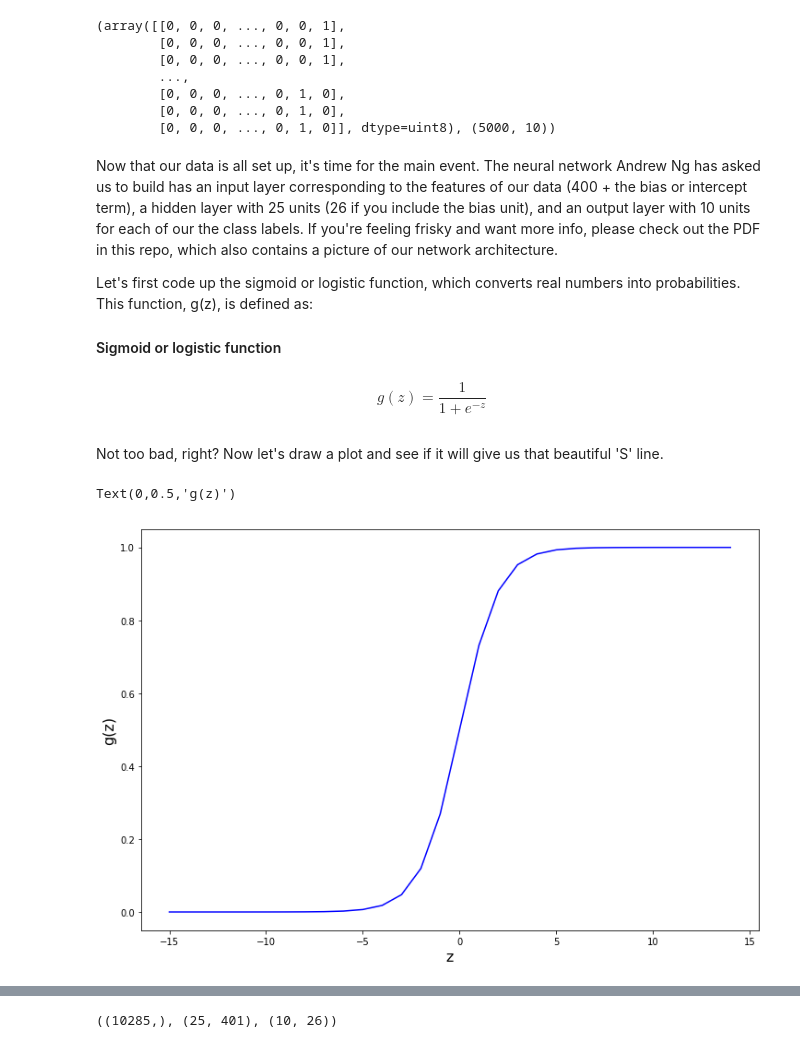
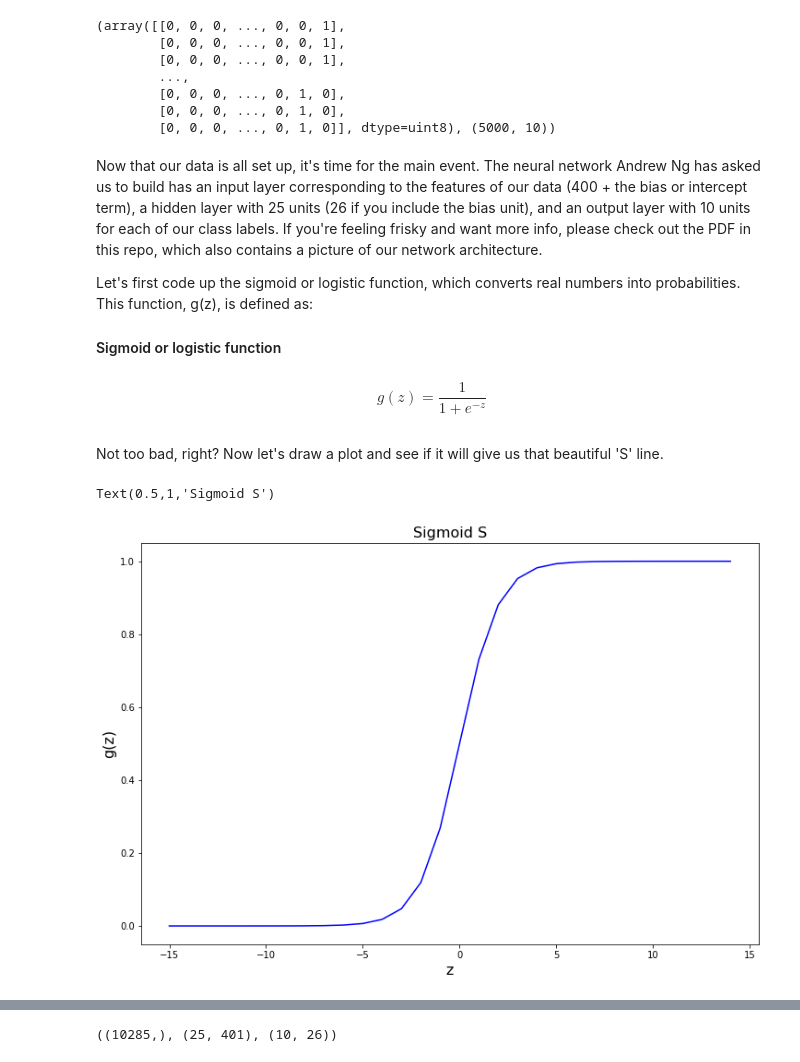
Before and after one commit to LuketheDukeBates/Feed-forward-Neural-Network-Demo, a Jupyter notebook: Feed Forward Neural Network Demo.ipynb, the cells around one changed output, grey strips where cells are left out. Drawn from its saved outputs; the diff is of its cells as text; code cells hidden in the pictures.

```diff
--- a/Feed Forward Neural Network Demo.ipynb
+++ b/Feed Forward Neural Network Demo.ipynb
@@ -125,7 +125,7 @@ y_matrix, y_matrix.shape
         [0, 0, 0, ..., 0, 1, 0],
         [0, 0, 0, ..., 0, 1, 0]], dtype=uint8), (5000, 10))
 # %% [markdown]
-Now that our data is all set up, it's time for the main event. The neural network Andrew Ng has asked us to build has an input layer corresponding to the features of our data (400 + the bias or intercept term), a hidden layer with 25 units (26 if you include the bias unit), and an output layer with 10 units for each of our the class labels. If you're feeling frisky and want more info, please check out the PDF in this repo, which also contains a picture of our network architecture.
+Now that our data is all set up, it's time for the main event. The neural network Andrew Ng has asked us to build has an input layer corresponding to the features of our data (400 + the bias or intercept term), a hidden layer with 25 units (26 if you include the bias unit), and an output layer with 10 units for each of our class labels. If you're feeling frisky and want more info, please check out the PDF in this repo, which also contains a picture of our network architecture.
 
 Let's first code up the sigmoid or logistic function, which converts real numbers into probabilities. This function, g(z), is defined as:
 
@@ -139,13 +139,14 @@ Not too bad, right? Now let's draw a plot and see if it will give us that beauti
 # %%
 digits = np.arange(-15, 15, step=1)
 
 fig, ax = plt.subplots(figsize=(12,8))
 ax.plot(digits, sigmoid(digits), 'b')
 plt.xlabel('z',fontsize=16)
 plt.ylabel('g(z)',fontsize=16)
+plt.title('Sigmoid S',fontsize=16)
 # %% [output]
-Text(0,0.5,'g(z)')
+Text(0.5,1,'Sigmoid S')
-[figure, old version]
+[figure, new version]
 # %% [markdown]
 Notice how the sigmoid function asymptotes at 0 and 1? That means it's smashed all our values into probabilities. This type of function is called the activation function and is repeated over and over again in neural networks. If you're familiar with logistic regression, neural networks are often called "stacked logistic regression."
 
```
Also changed, not shown: parts of 22 cells of this notebook.
